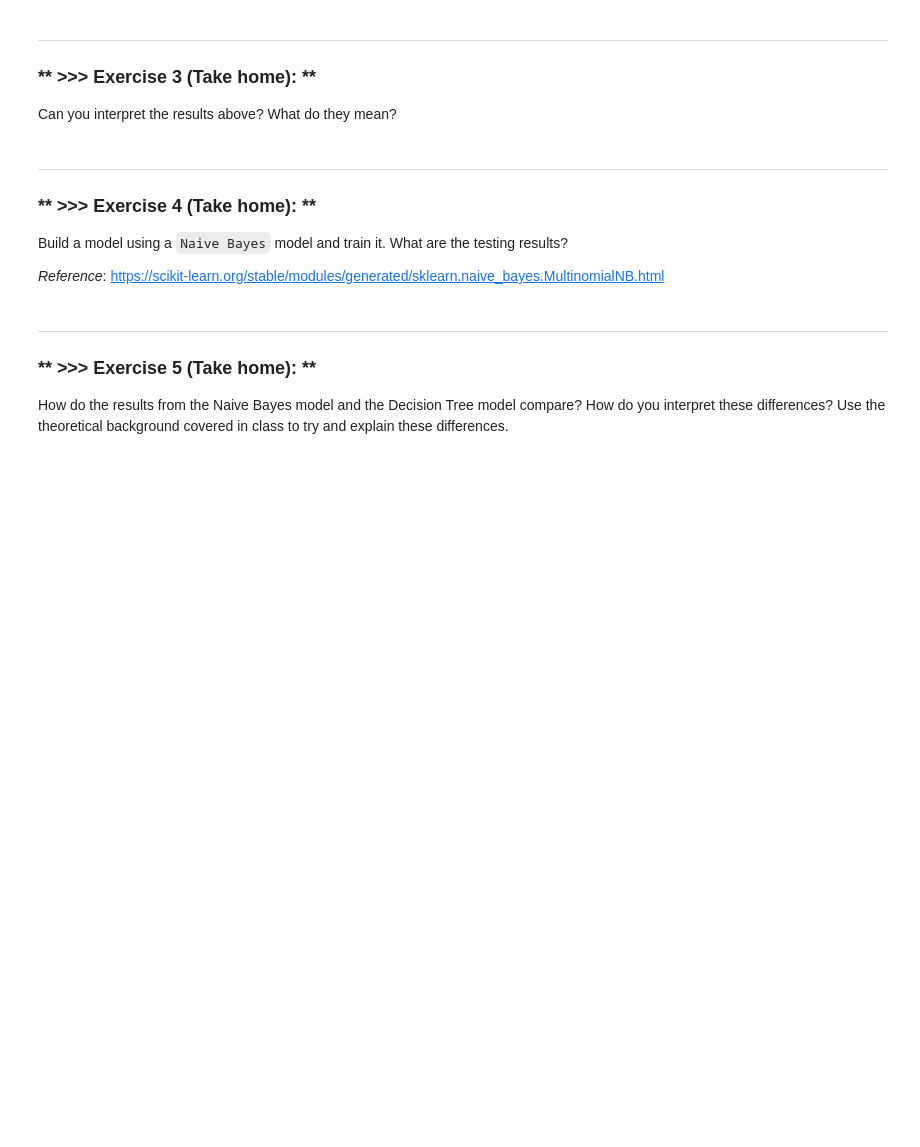
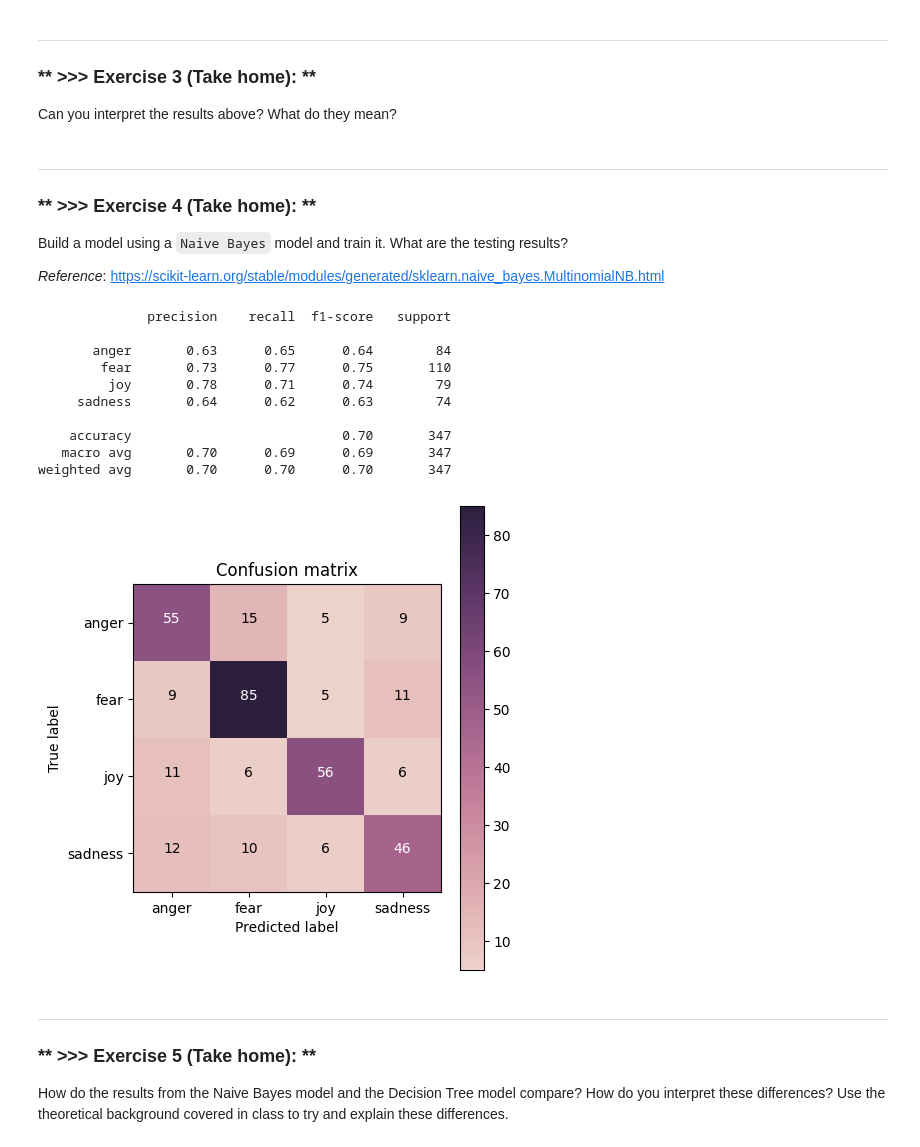
Before and after one commit to VictorKuanglhu/DM2024-Lab2-Master, a Jupyter notebook: DM2024-Lab2-Master.ipynb, the cells around one changed output. Cells and saved outputs as stored; diff of their text form; code cells hidden in the pictures; blank space fills up the shorter version.

```diff
--- a/DM2024-Lab2-Master.ipynb
+++ b/DM2024-Lab2-Master.ipynb
@@ -453,3 +666,34 @@
+# %%
+# Answer here
+from sklearn.naive_bayes import MultinomialNB
+from sklearn.metrics import classification_report
+from sklearn.metrics import confusion_matrix
+
+x_train = BOW_500.transform(train_df['text'])
+y_train = train_df['emotion']
+x_test = BOW_500.transform(test_df['text'])
+y_test = test_df['emotion']
+
+nb_classifier = MultinomialNB()
+nb_classifier.fit(x_train, y_train)
+
+y_test_pred = nb_classifier.predict(x_test)
+
+print(classification_report(y_true=y_test, y_pred=y_test_pred, labels=nb_classifier.classes_))
+cm = confusion_matrix(y_true=y_test, y_pred=y_test_pred, labels=nb_classifier.classes_)
+plot_confusion_matrix(cm, classes=nb_classifier.classes_)
+# %% [output]
+              precision    recall  f1-score   support
+
+       anger       0.63      0.65      0.64        84
+        fear       0.73      0.77      0.75       110
+         joy       0.78      0.71      0.74        79
+     sadness       0.64      0.62      0.63        74
+
+    accuracy                           0.70       347
+   macro avg       0.70      0.69      0.69       347
+weighted avg       0.70      0.70      0.70       347
+[figure, added]
 # %% [markdown]
 ---
 ### ** >>> Exercise 5 (Take home): **
```
Also changed, not shown: parts of 18 cells of this notebook.
